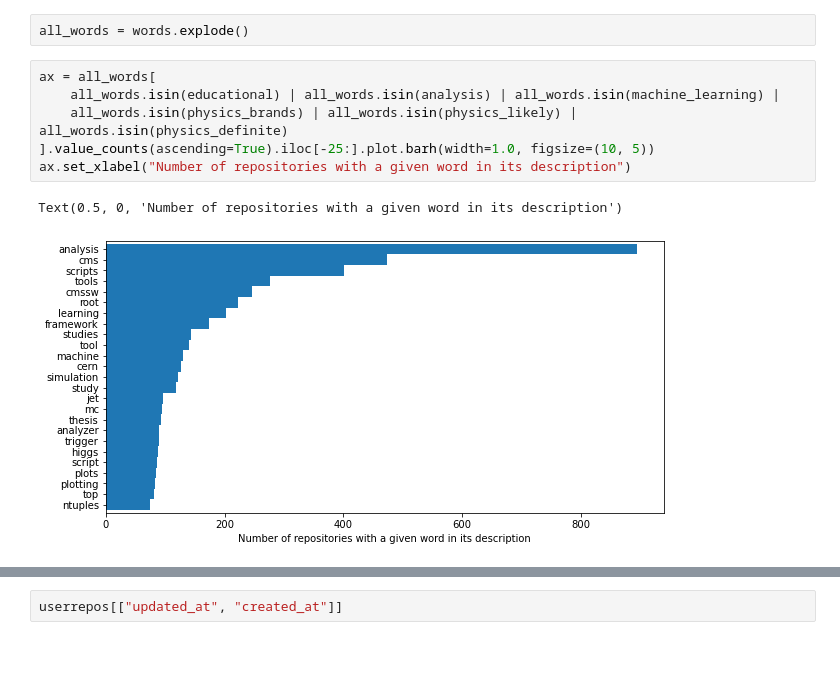
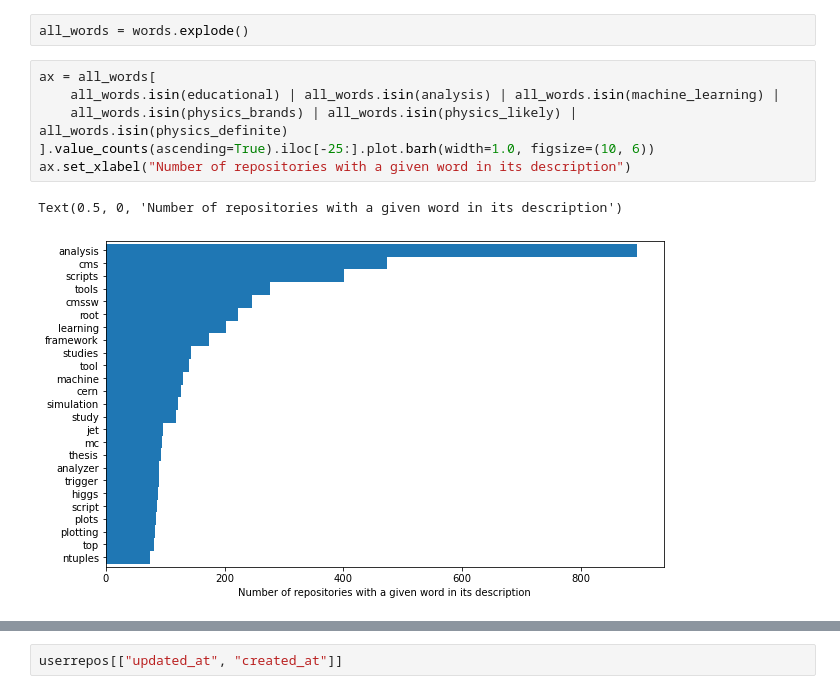
Before and after one commit to jpivarski-talks/2020-08-13-pyhep-debriefing, a Jupyter notebook: analyze-cmssw.ipynb, the cells around one changed output, grey strips where cells are left out. Drawn from its saved outputs; the diff is of its cells as text; blank space fills up the shorter version.

```diff
--- a/analyze-cmssw.ipynb
+++ b/analyze-cmssw.ipynb
@@ -331,12 +331,12 @@ all_words = words.explode()
 # %%
 ax = all_words[
     all_words.isin(educational) | all_words.isin(analysis) | all_words.isin(machine_learning) |
     all_words.isin(physics_brands) | all_words.isin(physics_likely) | all_words.isin(physics_definite)
-].value_counts(ascending=True).iloc[-25:].plot.barh(width=1.0, figsize=(10, 5))
+].value_counts(ascending=True).iloc[-25:].plot.barh(width=1.0, figsize=(10, 6))
 ax.set_xlabel("Number of repositories with a given word in its description")
 # %% [output]
 Text(0.5, 0, 'Number of repositories with a given word in its description')
-[figure, old version]
+[figure, new version]
 # %%
 physicists = userrepos_cut[(
     userrepos_cut["educational"] | userrepos_cut["analysis"] |  userrepos_cut["machine_learning"] |
```
Also changed, not shown: parts of 10 cells of this notebook.
